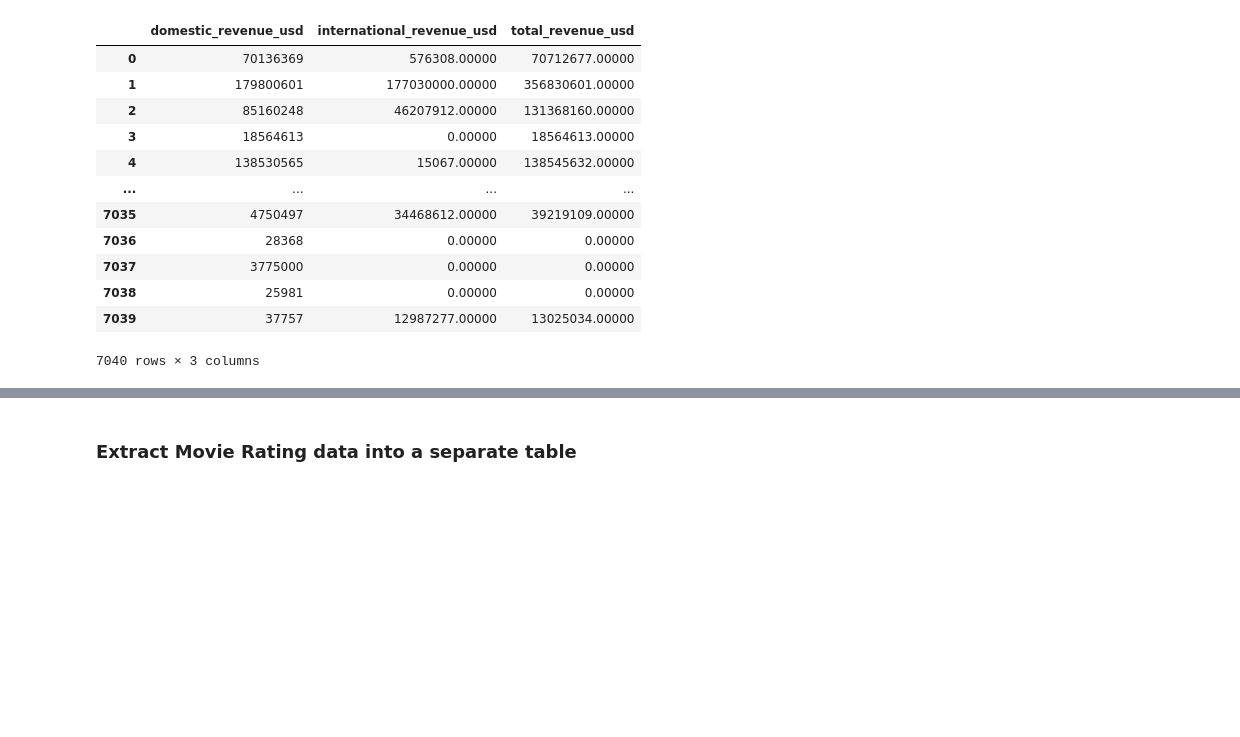
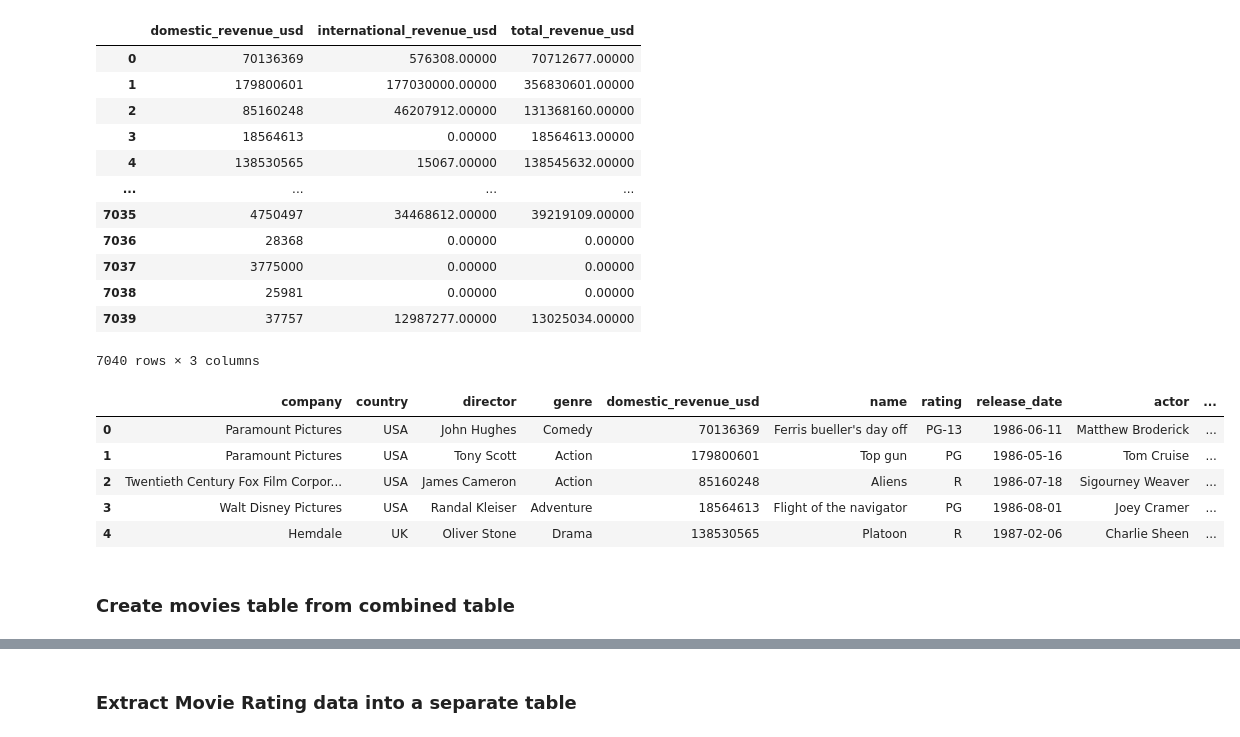
Before and after one commit to IrinaUX/Group7-ETL-Project, a Jupyter notebook: ETL_final.ipynb, the cells around one changed output, grey strips where cells are left out. Saved outputs shown, nothing was run; the diff lists cells and outputs as text; code cells hidden in the pictures; blank space fills up the shorter version.

```diff
--- a/ETL_final.ipynb
+++ b/ETL_final.ipynb
@@ -473,3 +515,14 @@ combined_gross_info[['domestic_revenue_usd', 'international_revenue_usd', 'total
 | 7038 | 25981 | 0.00000 | 0.00000 |
 | 7039 | 37757 | 12987277.00000 | 13025034.00000 |
 7040 rows × 3 columns
+# %%
+combined_gross_info.head()
+# %% [output]
+|  | company | country | director | genre | domestic_revenue_usd | name | rating | release_date | actor | ... |
+| 0 | Paramount Pictures | USA | John Hughes | Comedy | 70136369 | Ferris bueller's day off | PG-13 | 1986-06-11 | Matthew Broderick | ... |
+| 1 | Paramount Pictures | USA | Tony Scott | Action | 179800601 | Top gun | PG | 1986-05-16 | Tom Cruise | ... |
+| 2 | Twentieth Century Fox Film Corpor... | USA | James Cameron | Action | 85160248 | Aliens | R | 1986-07-18 | Sigourney Weaver | ... |
+| 3 | Walt Disney Pictures | USA | Randal Kleiser | Adventure | 18564613 | Flight of the navigator | PG | 1986-08-01 | Joey Cramer | ... |
+| 4 | Hemdale | UK | Oliver Stone | Drama | 138530565 | Platoon | R | 1987-02-06 | Charlie Sheen | ... |
+# %% [markdown]
+### Create movies table from combined table
```
Also changed, not shown: parts of 22 cells of this notebook, 1 other file.
